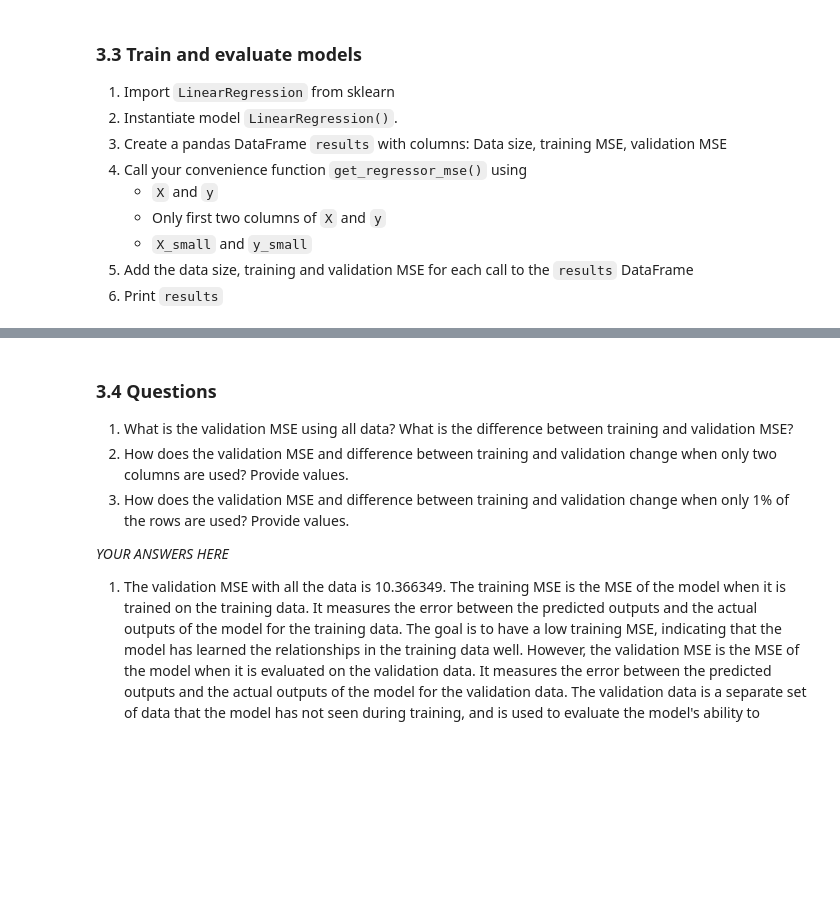
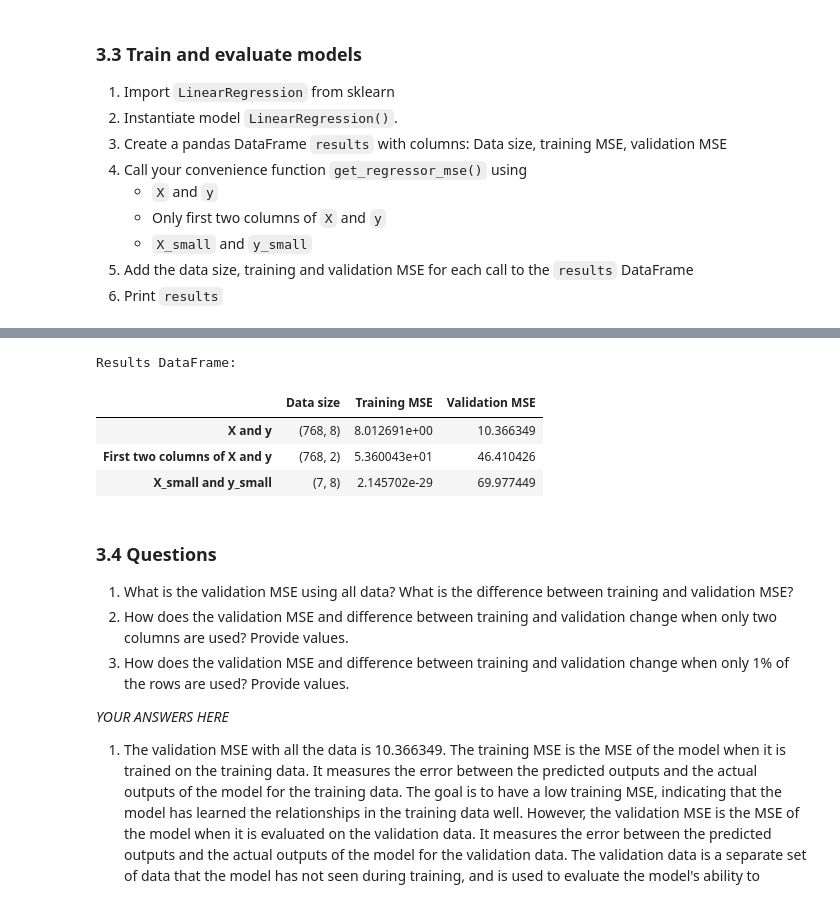
Before and after one commit to StevenD24/ENSF-611-Lab-1, a Jupyter notebook: lab1.ipynb, the cells around one changed output, grey strips where cells are left out. Drawn from its saved outputs; the diff is of its cells as text; code cells hidden in the pictures; blank space fills up the shorter version.

```diff
--- a/lab1.ipynb
+++ b/lab1.ipynb
@@ -390,3 +296,41 @@ Results DataFrame:
+# %%
+from sklearn.linear_model import LinearRegression
+
+# Instantiating model Linear Regression
+model = LinearRegression()
+
+# Creating a Pandas DataFrame
+results = pd.DataFrame(columns=['Data size', 'Training MSE', 'Validation MSE'])
+
+# Calculate the accuracy using X and y
+train_acc, val_acc = get_regressor_mse(model, X, y)
+results = results.append({'Data size': X.shape,
+                          'Training MSE': train_acc,
+                          'Validation MSE': val_acc}, ignore_index=True)
+
+# Calculate the accuracy using X and y
+train_acc, val_acc = get_regressor_mse(model, X.iloc[:,:2], y)
+results = results.append({'Data size': X.iloc[:, :2].shape,
+                          'Training MSE': train_acc,
+                          'Validation MSE': val_acc}, ignore_index=True)
+
+
+# Calculate the accuracy using X_small and y_small
+train_acc, val_acc = get_regressor_mse(model, X_small, y_small)
+results = results.append({'Data size': X_small.shape,
+                          'Training MSE': train_acc,
+                          'Validation MSE': val_acc}, ignore_index=True)
+
+results.index = ['X and y', 'First two columns of X and y', 'X_small and y_small']
+
+print("\nResults DataFrame:")
+results
+# %% [output]
+Results DataFrame:
+|  | Data size | Training MSE | Validation MSE |
+| X and y | (768, 8) | 8.012691e+00 | 10.366349 |
+| First two columns of X and y | (768, 2) | 5.360043e+01 | 46.410426 |
+| X_small and y_small | (7, 8) | 2.145702e-29 | 69.977449 |
 # %% [markdown]
 ### 3.4 Questions
 1. What is the validation MSE using all data? What is the difference between training and validation MSE?
```
Also changed, not shown: parts of 9 cells of this notebook.
